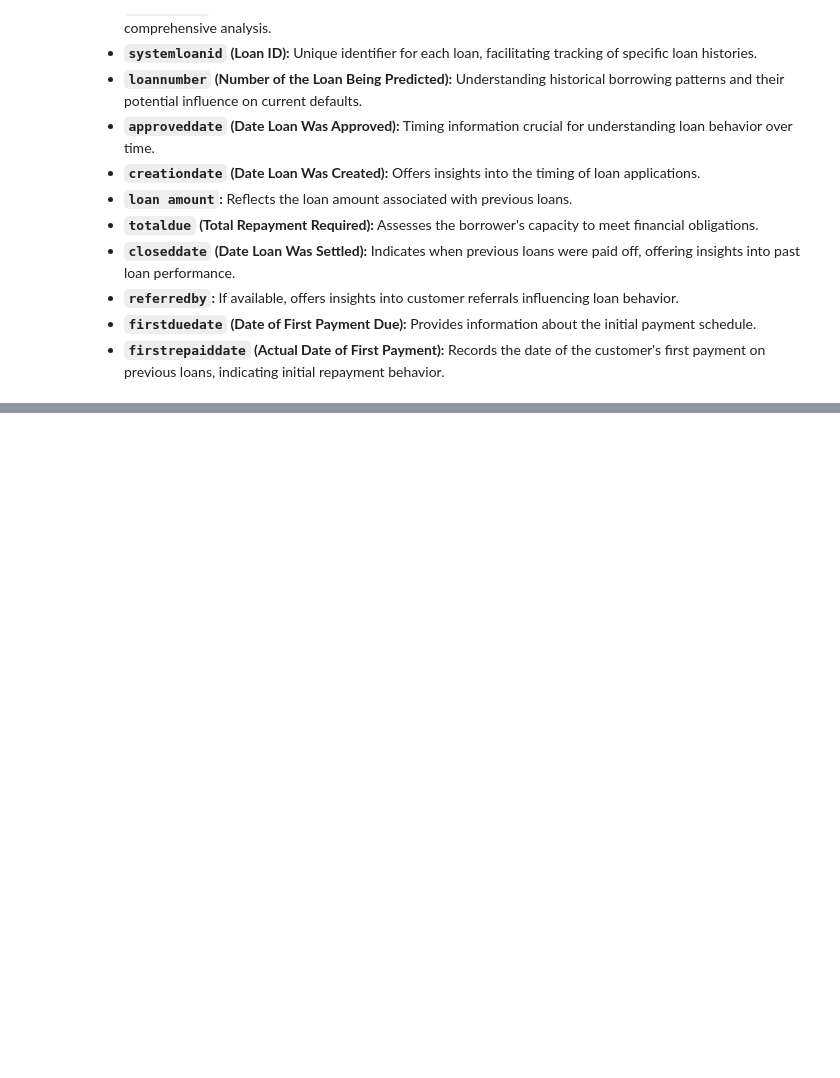
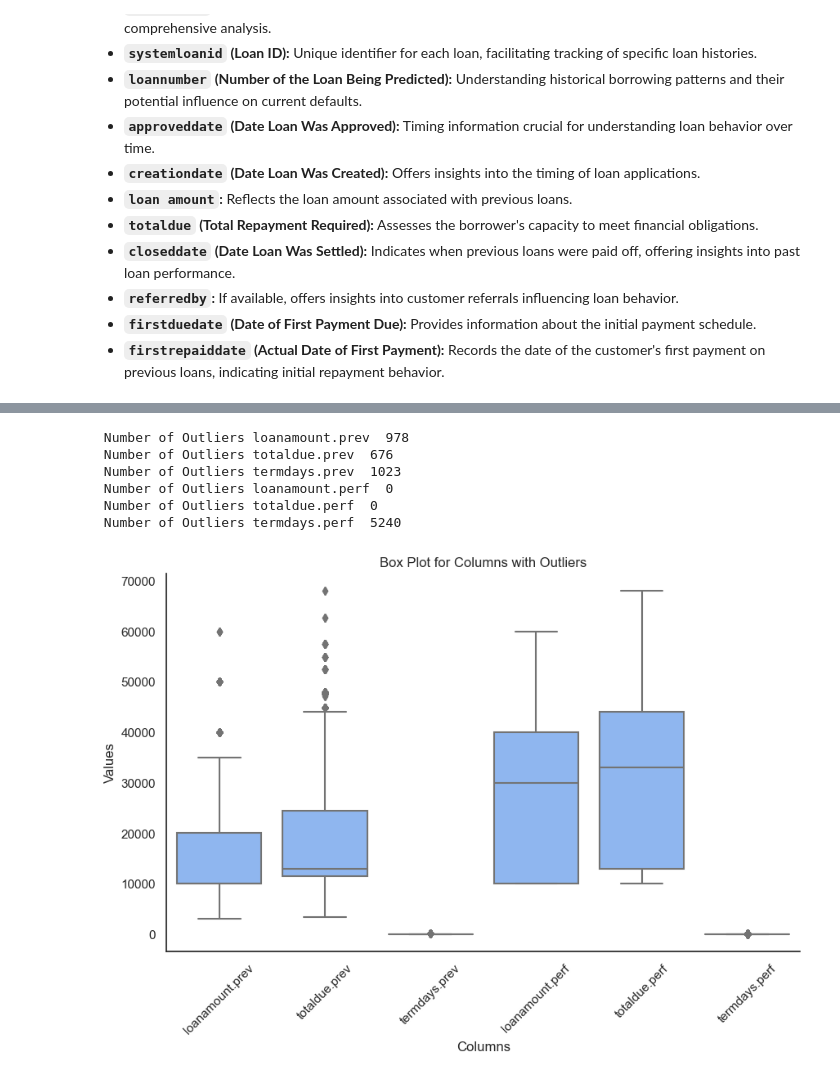
Before and after one commit to wambuapk/predictive-credit-risk, a Jupyter notebook: index.ipynb, the cells around one changed output, grey strips where cells are left out. Drawn from its saved outputs; the diff is of its cells as text; code cells hidden in the pictures; blank space fills up the shorter version.

Commit message:
Cleaned and Prepared Datasets

```diff
--- a/index.ipynb
+++ b/index.ipynb
@@ -129,0 +279,7 @@ from sklearn.tree import plot_tree, export_text
+# %%
+# Merging the training data using customer id as the key value
+train_data = pd.merge(train_prev_loans, train_demographics_with_cities, on='customerid', how='left')
+merged_data = pd.merge(train_data, train_perf, on='customerid', how='left')
+
+# Displaying the merged data dataset
+(merged_data.shape, merged_data.head())
@@ -129,0 +354,6 @@ from sklearn.tree import plot_tree, export_text
+# %%
+# Creating 'referredby' column by combining 'referredby.perf' and 'referredby.prev', replacing missing values with 0
+merged_data['referredby'] = (merged_data['referredby.perf'].notnull()).astype(int) + (merged_data['referredby.prev'].notnull()).astype(int)
+
+# Optionally, dropping the intermediate columns if needed
+merged_data = merged_data.drop(['referredby.perf', 'referredby.prev'], axis=1)
@@ -129,0 +400,3 @@ from sklearn.tree import plot_tree, export_text
+# %%
+# Dropping column with missing values
+merged_data.drop(columns=['bank_branch_clients'], inplace=True)
@@ -129,0 +409,34 @@ from sklearn.tree import plot_tree, export_text
+# %%
+columns_to_check = ['loanamount.prev', 'totaldue.prev', 'termdays.prev', 'loanamount.perf', 'totaldue.perf', 'termdays.perf']
+
+# Identifing outliers using IQR method
+def find_outliers(column_data):
+    Q1 = column_data.quantile(0.25)
+    Q3 = column_data.quantile(0.75)
+    IQR = Q3 - Q1
+    lower_bound = Q1 - 1.5 * IQR
+    upper_bound = Q3 + 1.5 * IQR
+    outliers = column_data[(column_data < lower_bound) | (column_data > upper_bound)]
+    return outliers
+
+for column in columns_to_check:
+    outliers = find_outliers(merged_data[column])
+    num_outliers = len(outliers)
+    print(f" Number of Outliers {column}  {num_outliers}")
+
+# Creating box plots for each column
+plt.figure(figsize=(10, 6))
+sns.boxplot(data=merged_data[columns_to_check], color=light_blue)
+plt.xticks(rotation=45)
+plt.xlabel('Columns')
+plt.ylabel('Values')
+plt.title('Box Plot for Columns with Outliers')
+plt.show()
+# %% [output]
+ Number of Outliers loanamount.prev  978
+ Number of Outliers totaldue.prev  676
+ Number of Outliers termdays.prev  1023
+ Number of Outliers loanamount.perf  0
+ Number of Outliers totaldue.perf  0
+ Number of Outliers termdays.perf  5240
+[figure, added]
```
Also changed, not shown: parts of 31 cells of this notebook, 1 other file.
